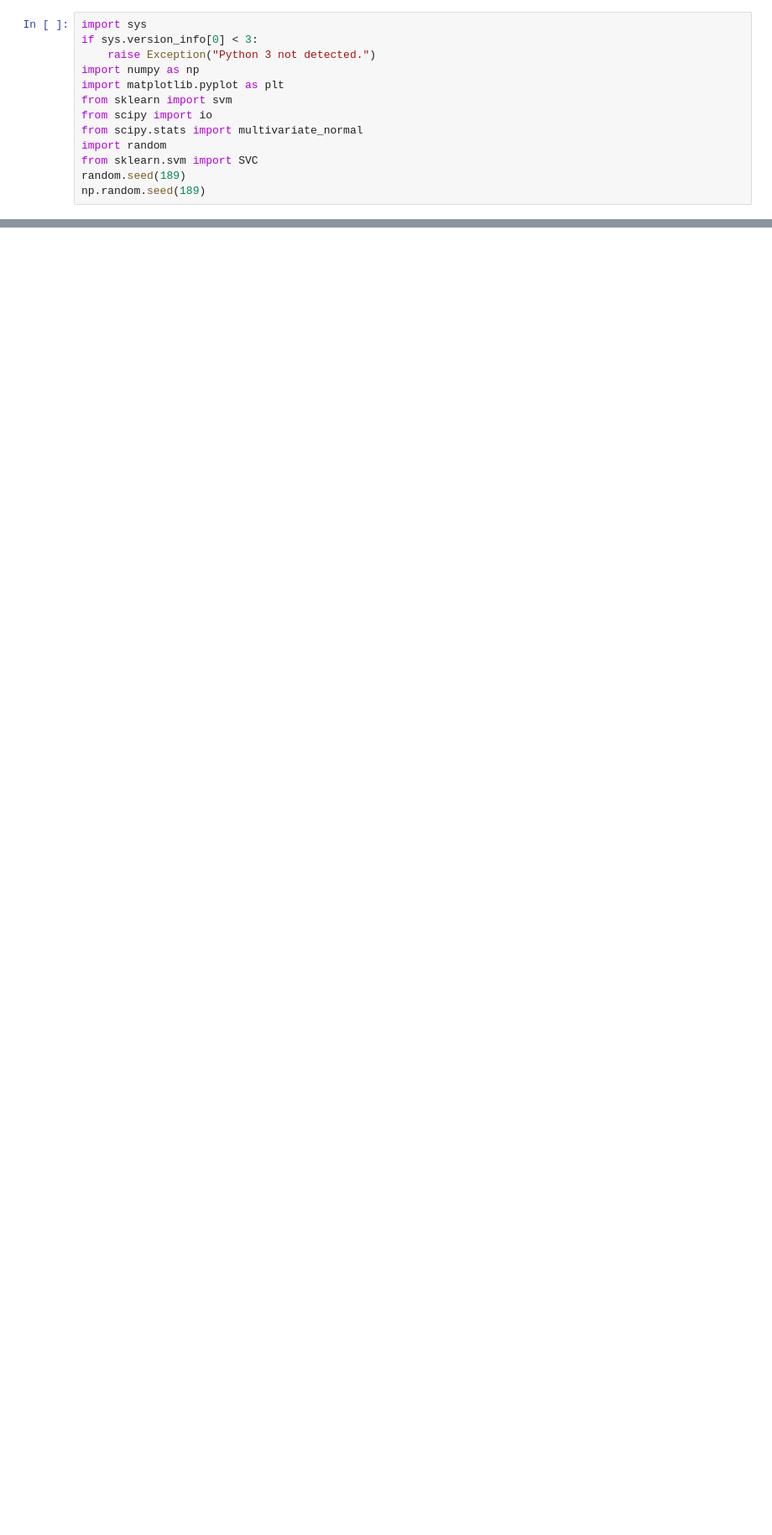
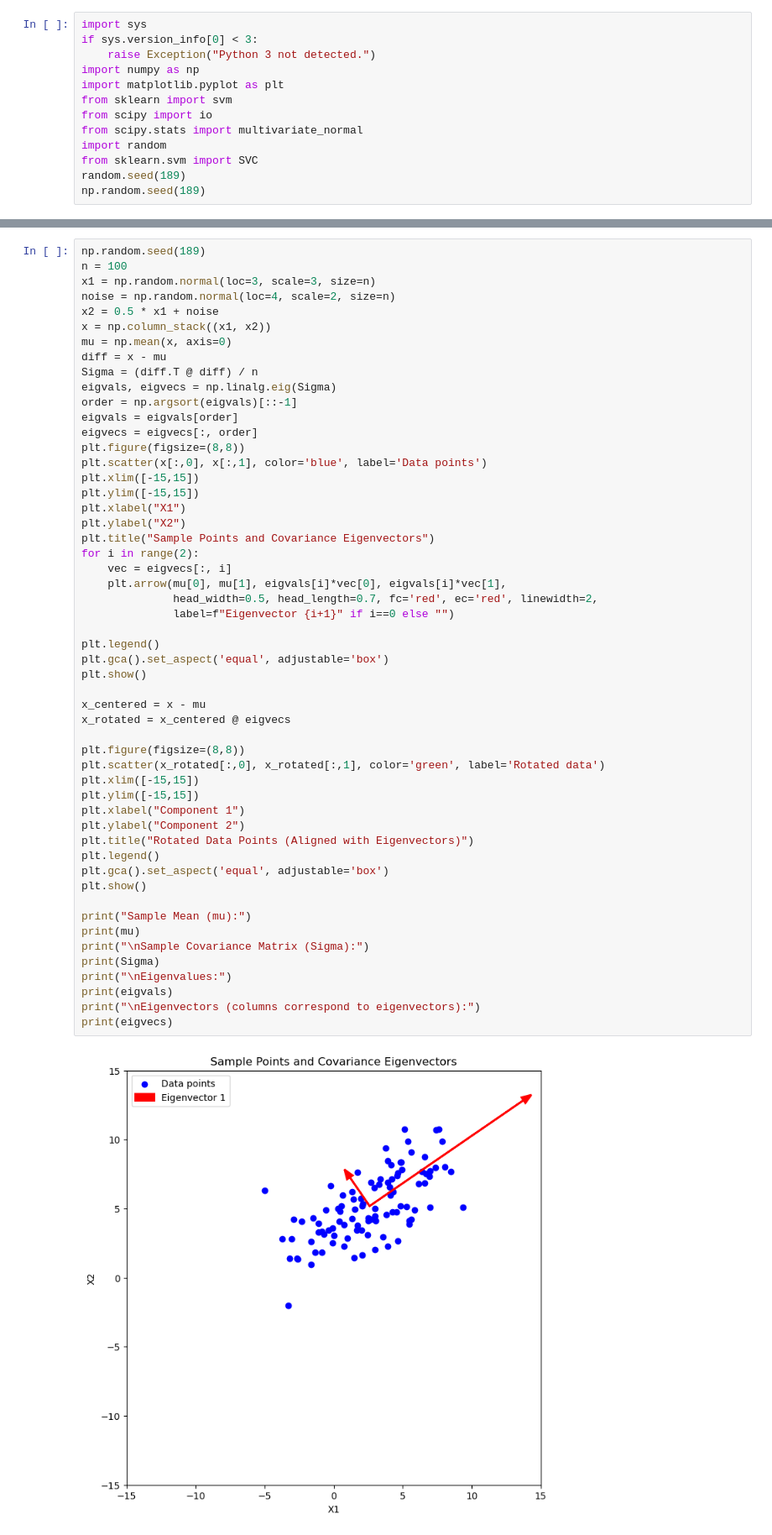
Before and after one commit to CalEricMa/cs189, a Jupyter notebook: hw3/hw3/hw3Q6Q7.ipynb, the cells around one changed output, grey strips where cells are left out. Shown at 84% size. Cells and saved outputs as stored; diff of their text form; blank space fills up the shorter version.

```diff
--- a/hw3/hw3/hw3.ipynb
+++ b/hw3/hw3/hw3Q6Q7.ipynb
@@ -219,0 +84,55 @@ Eigenvectors (columns):
+# %%
+np.random.seed(189)
+n = 100
+x1 = np.random.normal(loc=3, scale=3, size=n)
+noise = np.random.normal(loc=4, scale=2, size=n)
+x2 = 0.5 * x1 + noise
+x = np.column_stack((x1, x2))
+mu = np.mean(x, axis=0)
+diff = x - mu
+Sigma = (diff.T @ diff) / n
+eigvals, eigvecs = np.linalg.eig(Sigma)
+order = np.argsort(eigvals)[::-1]
+eigvals = eigvals[order]
+eigvecs = eigvecs[:, order]
+plt.figure(figsize=(8,8))
+plt.scatter(x[:,0], x[:,1], color='blue', label='Data points')
+plt.xlim([-15,15])
+plt.ylim([-15,15])
+plt.xlabel("X1")
+plt.ylabel("X2")
+plt.title("Sample Points and Covariance Eigenvectors")
+for i in range(2):
+    vec = eigvecs[:, i]
+    plt.arrow(mu[0], mu[1], eigvals[i]*vec[0], eigvals[i]*vec[1],
+              head_width=0.5, head_length=0.7, fc='red', ec='red', linewidth=2,
+              label=f"Eigenvector {i+1}" if i==0 else "")
+
+plt.legend()
+plt.gca().set_aspect('equal', adjustable='box')
+plt.show()
+
+x_centered = x - mu
+x_rotated = x_centered @ eigvecs
+
+plt.figure(figsize=(8,8))
+plt.scatter(x_rotated[:,0], x_rotated[:,1], color='green', label='Rotated data')
+plt.xlim([-15,15])
+plt.ylim([-15,15])
+plt.xlabel("Component 1")
+plt.ylabel("Component 2")
+plt.title("Rotated Data Points (Aligned with Eigenvectors)")
+plt.legend()
+plt.gca().set_aspect('equal', adjustable='box')
+plt.show()
+
+print("Sample Mean (mu):")
+print(mu)
+print("\nSample Covariance Matrix (Sigma):")
+print(Sigma)
+print("\nEigenvalues:")
+print(eigvals)
+print("\nEigenvectors (columns correspond to eigenvectors):")
+print(eigvecs)
+# %% [output]
+[figure, added]
```
Also changed, not shown: parts of 5 cells of this notebook, 6 other files.
